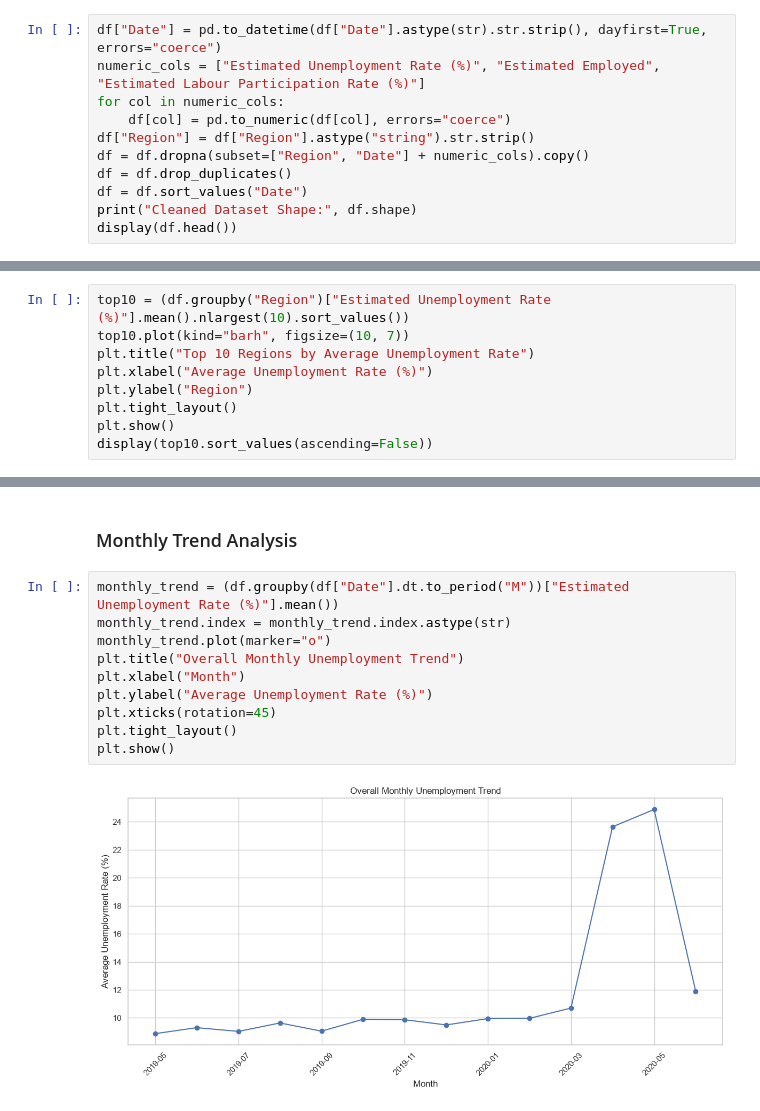
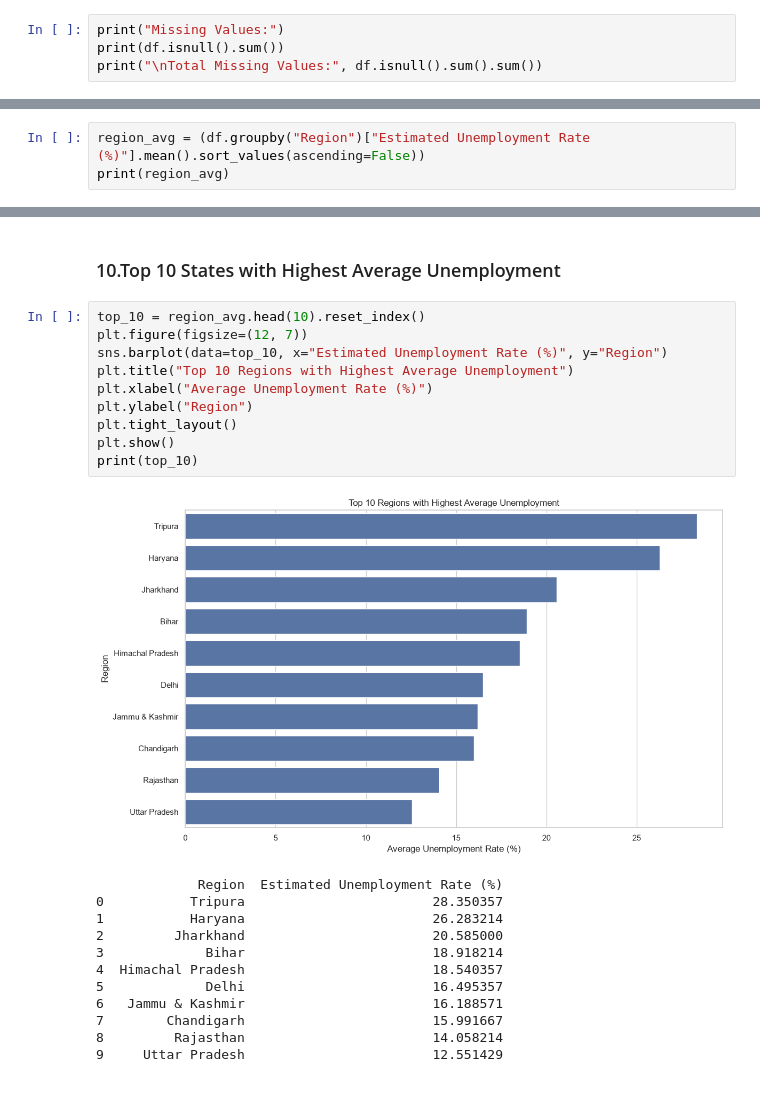
Before and after one commit to ChaudhariUtkarsh/2.Unemployment_Analysis, a Jupyter notebook: Unemployment_Analysis.ipynb, the cells around one changed output, grey strips where cells are left out. Drawn from its saved outputs; the diff is of its cells as text.

```diff
--- a/Unemployment_Analysis.ipynb
+++ b/Unemployment_Analysis.ipynb
@@ -60,12 +61,5 @@ Duplicate Rows: 27
 # %%
-df["Date"] = pd.to_datetime(df["Date"].astype(str).str.strip(), dayfirst=True, errors="coerce")
-numeric_cols = ["Estimated Unemployment Rate (%)", "Estimated Employed", "Estimated Labour Participation Rate (%)"]
-for col in numeric_cols:
-    df[col] = pd.to_numeric(df[col], errors="coerce")
-df["Region"] = df["Region"].astype("string").str.strip()
-df = df.dropna(subset=["Region", "Date"] + numeric_cols).copy()
-df = df.drop_duplicates()
-df = df.sort_values("Date")
-print("Cleaned Dataset Shape:", df.shape)
-display(df.head())
+print("Missing Values:")
+print(df.isnull().sum())
+print("\nTotal Missing Values:", df.isnull().sum().sum())
 # %% [output]
@@ -148,10 +124,4 @@ plt.show()
 # %%
-top10 = (df.groupby("Region")["Estimated Unemployment Rate (%)"].mean().nlargest(10).sort_values())
-top10.plot(kind="barh", figsize=(10, 7))
-plt.title("Top 10 Regions by Average Unemployment Rate")
-plt.xlabel("Average Unemployment Rate (%)")
-plt.ylabel("Region")
-plt.tight_layout()
-plt.show()
-display(top10.sort_values(ascending=False))
+region_avg = (df.groupby("Region")["Estimated Unemployment Rate (%)"].mean().sort_values(ascending=False))
+print(region_avg)
 # %% [output]
@@ -201,14 +176,25 @@ Name: Estimated Unemployment Rate (%), dtype: float64
 # %% [markdown]
-### Monthly Trend Analysis
+### 10.Top 10 States with Highest Average Unemployment
 # %%
-monthly_trend = (df.groupby(df["Date"].dt.to_period("M"))["Estimated Unemployment Rate (%)"].mean())
-monthly_trend.index = monthly_trend.index.astype(str)
-monthly_trend.plot(marker="o")
-plt.title("Overall Monthly Unemployment Trend")
-plt.xlabel("Month")
-plt.ylabel("Average Unemployment Rate (%)")
-plt.xticks(rotation=45)
+top_10 = region_avg.head(10).reset_index()
+plt.figure(figsize=(12, 7))
+sns.barplot(data=top_10, x="Estimated Unemployment Rate (%)", y="Region")
+plt.title("Top 10 Regions with Highest Average Unemployment")
+plt.xlabel("Average Unemployment Rate (%)")
+plt.ylabel("Region")
 plt.tight_layout()
 plt.show()
+print(top_10)
 # %% [output]
-[figure, old version]
+[figure, new version]
+             Region  Estimated Unemployment Rate (%)
+0           Tripura                        28.350357
+1           Haryana                        26.283214
+2         Jharkhand                        20.585000
+3             Bihar                        18.918214
+4  Himachal Pradesh                        18.540357
+5             Delhi                        16.495357
+6   Jammu & Kashmir                        16.188571
+7        Chandigarh                        15.991667
+8         Rajasthan                        14.058214
+9     Uttar Pradesh                        12.551429
```
Also changed, not shown: parts of 30 cells of this notebook, 1 other file.
